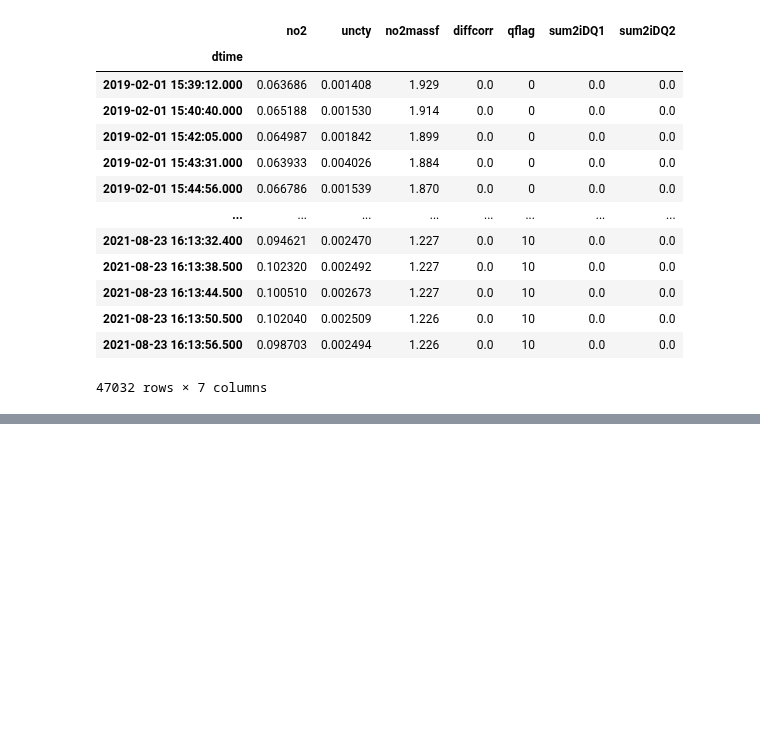
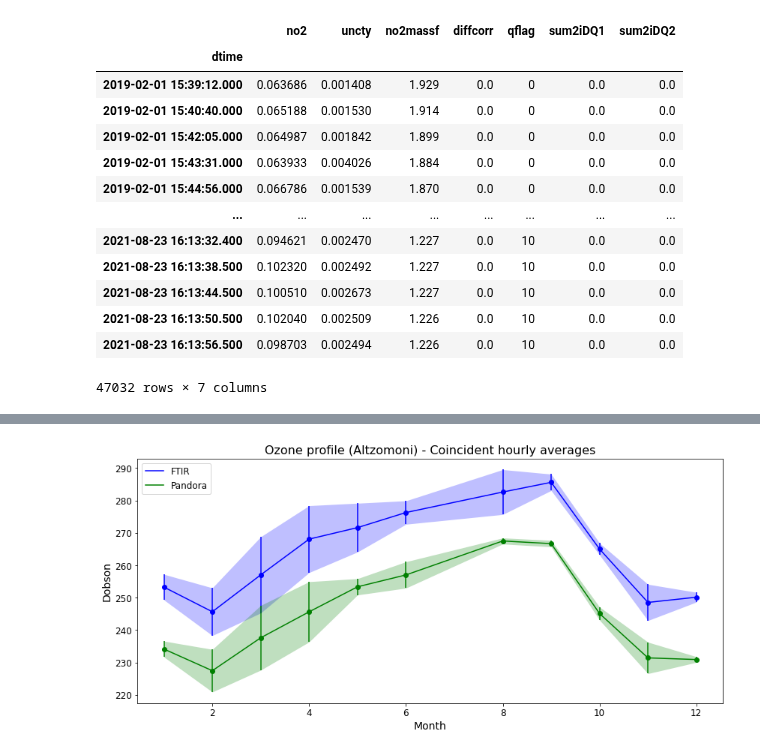
Before and after one commit to mixtli-c/cca-jupyter, a Jupyter notebook: pandonia-merra-ftir.ipynb, the cells around one changed output, grey strips where cells are left out. Drawn from its saved outputs; the diff is of its cells as text; code cells hidden in the pictures; blank space fills up the shorter version.

```diff
--- a/pandonia-merra-ftir.ipynb
+++ b/pandonia-merra-ftir.ipynb
@@ -301,0 +363,27 @@ ax2.legend(fontsize=12, loc='upper right')
+# %%
+
+
+x=coinc_hr_mean.o3column.groupby(coinc_hr_mean.index.month).mean().index
+y1=coinc_hr_mean.o3column.groupby(coinc_hr_mean.index.month).mean()
+y1err=coinc_hr_mean.o3column.groupby(coinc_hr_mean.index.month).std()
+y2=coinc_hr_mean.ozone.groupby(coinc_hr_mean.index.month).mean()
+y2err=coinc_hr_mean.ozone.groupby(coinc_hr_mean.index.month).std()
+
+f, ax0 = plt.subplots(figsize=(14,6))
+ax0.plot(x, y1, '-b', label='FTIR')
+ax0.plot(x, y2, '-g', label='Pandora')
+ax0.fill_between(x, y1-y1err, y1+y1err,alpha=.25, edgecolor='#3F7F4C', facecolor='b',linewidth=0)
+ax0.fill_between(x, y2-y2err, y2+y2err,alpha=.25, edgecolor='#3F7F4C', facecolor='g',linewidth=0)
+ax0.errorbar(x, y1, yerr=y1err, fmt='bo')
+ax0.errorbar(x, y2, yerr=y2err, fmt='go')
+
+## Formatting
+#ax1.set_xticks(np.arange(0,24))
+ax0.set_xlabel('Month',size=14)
+#ax0.set_ylabel('molecule/cm$^2$',size=14)
+ax0.set_ylabel('Dobson',size=14)
+ax0.set_title("Ozone profile (Altzomoni) - Coincident hourly averages",size=16)
+ax0.legend(fontsize=12, loc='upper left')
+ax0.tick_params(labelsize=12)
+# %% [output]
+[figure, added]
```
Also changed, not shown: parts of 6 cells of this notebook.
